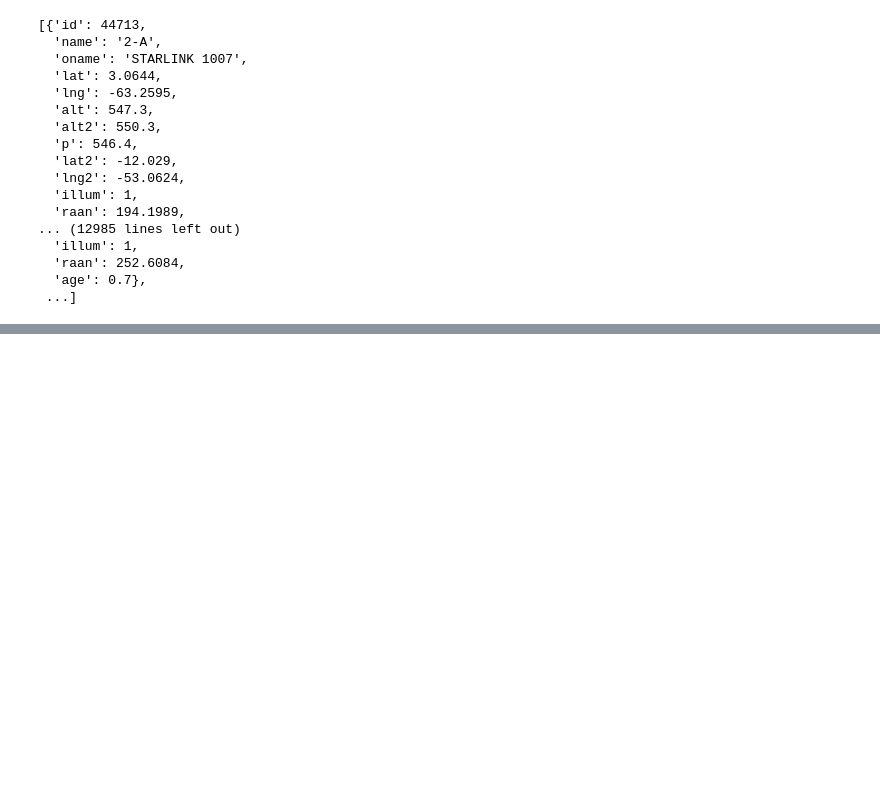
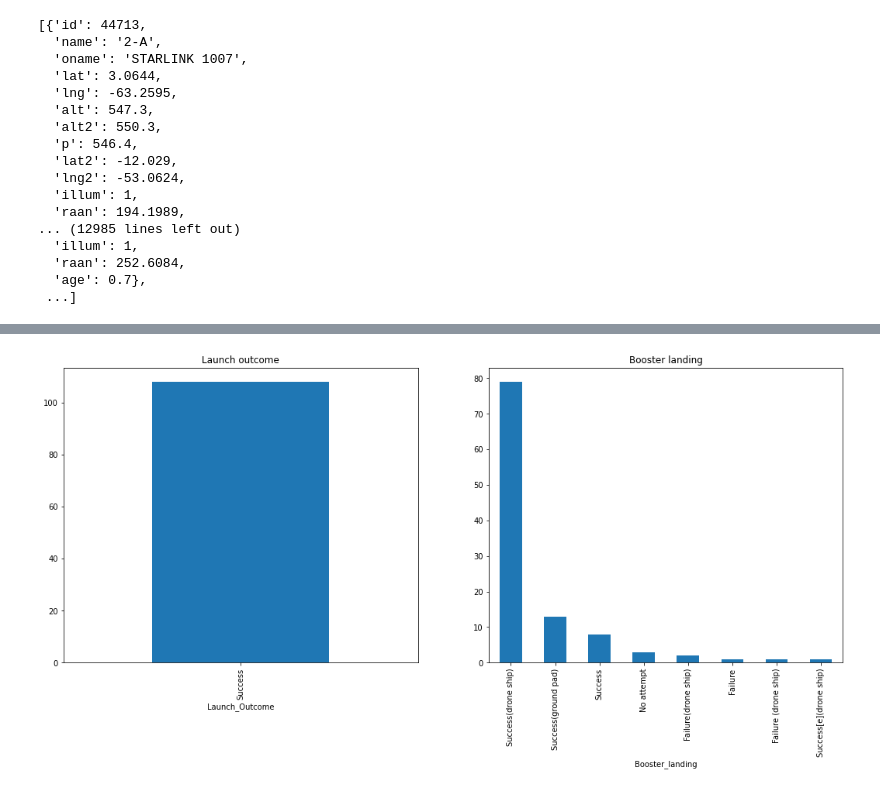
Before and after one commit to pablocabadas/spacex-launch, a Jupyter notebook: SPACEX.ipynb, the cells around one changed output, grey strips where cells are left out. Saved outputs shown, nothing was run; the diff lists cells and outputs as text; code cells hidden in the pictures; blank space fills up the shorter version.

```diff
--- a/SPACEX.ipynb
+++ b/SPACEX.ipynb
@@ -201,9 +273,11 @@ df_f9b5_nasa
 #df_f9b5_nasa['Launch_Outcome'].value_counts().plot(kind="bar")
 # %%
 fig, axs = plt.subplots(ncols=2, figsize=(18,7))
-df_f9b5_nasa['Booster_landing'].value_counts().plot(kind="bar", ax=axs[1])
+df_f9b5['Booster_landing'].value_counts().plot(kind="bar", ax=axs[1])
 axs[1].set_title("Booster landing")
-df_f9b5_nasa['Launch_Outcome'].value_counts().plot(kind="bar", ax=axs[0])
+df_f9b5['Launch_Outcome'].value_counts().plot(kind="bar", ax=axs[0])
 axs[0].set_title("Launch outcome")
 
 plt.show()
+# %% [output]
+[figure, added]
```
Also changed, not shown: parts of 20 cells of this notebook.
